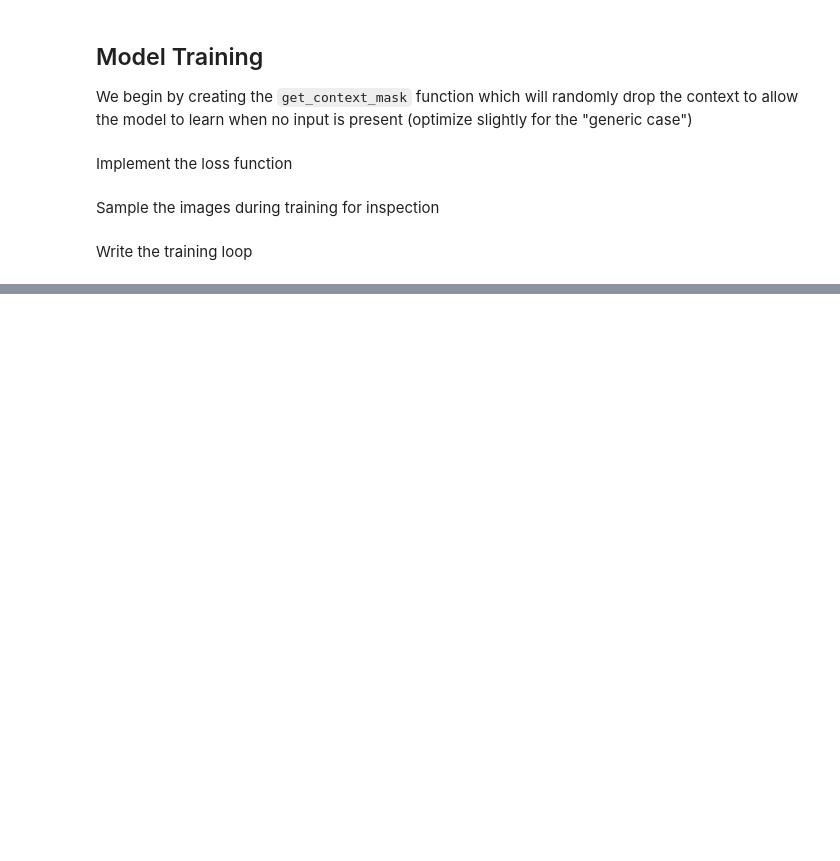
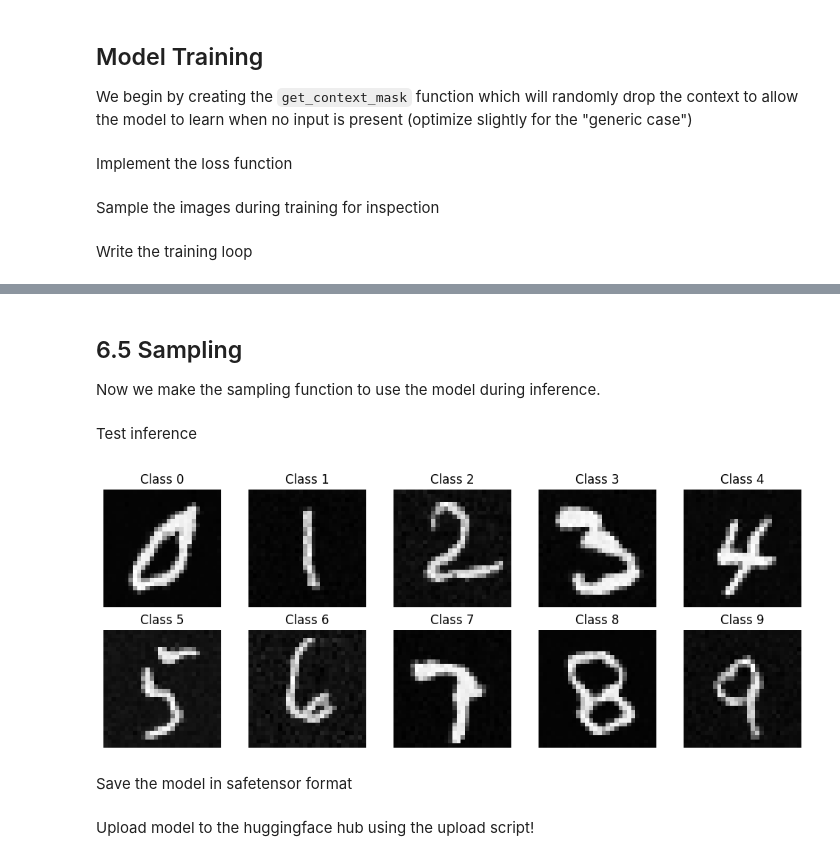
Before and after one commit to dzur658/mlx-unet, a Jupyter notebook: mlx_unet.ipynb, the cells around one changed output, grey strips where cells are left out. Saved outputs shown, nothing was run; the diff lists cells and outputs as text; code cells hidden in the pictures; blank space fills up the shorter version.

Commit message:
Finished inference example

```diff
--- a/mlx_unet.ipynb
+++ b/mlx_unet.ipynb
@@ -486 +486,5 @@ Epoch 0, Step 0, Label: 5, Loss: 0.0533
 ... (58 outputs left out)
+# %% [markdown]
+## 6.5 Sampling
+
+Now we make the sampling function to use the model during inference.
@@ -486,0 +527,33 @@ Epoch 0, Step 0, Label: 5, Loss: 0.0533
+# %% [markdown]
+Test inference
+# %%
+model.eval()
+w = 2.0
+c = mx.arange(N_CLASSES)
+c_drop_prob = 0.0
+c_hot, c_mask = get_context_mask(c, c_drop_prob)
+
+x_0 = sample_w(model, c_hot, w)
+
+# Display generated images for each class
+labels = np.array(mx.argmax(c_hot, axis=1))
+rows, cols = 2, 5
+plt.figure(figsize=(10, 4))
+for i in range(len(labels)):
+    ax = plt.subplot(rows, cols, i + 1)
+    ax.axis("off")
+    ax.set_title(f"Class {int(labels[i])}")
+    img = np.array(mx.squeeze(x_0[i]))
+    # Handle both NHWC (H, W, C=1) and NCHW (C=1, H, W)
+    if img.ndim == 3:
+        if img.shape[0] == 1:  # NCHW
+            img = img[0]
+        elif img.shape[-1] == 1:  # NHWC
+            img = img[..., 0]
+    plt.imshow(img, cmap="gray")
+plt.tight_layout()
+plt.show()
+# %% [output]
+[figure, added]
+# %% [markdown]
+Save the model in safetensor format
@@ -486,0 +562,2 @@ Epoch 0, Step 0, Label: 5, Loss: 0.0533
+# %% [markdown]
+Upload model to the huggingface hub using the upload script!
```
Also changed, not shown: parts of 5 cells of this notebook.
